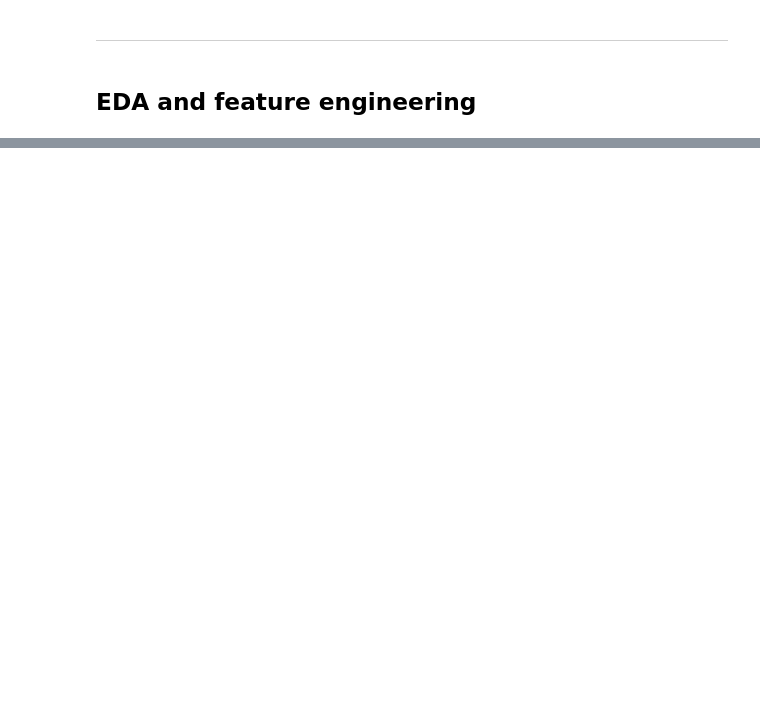
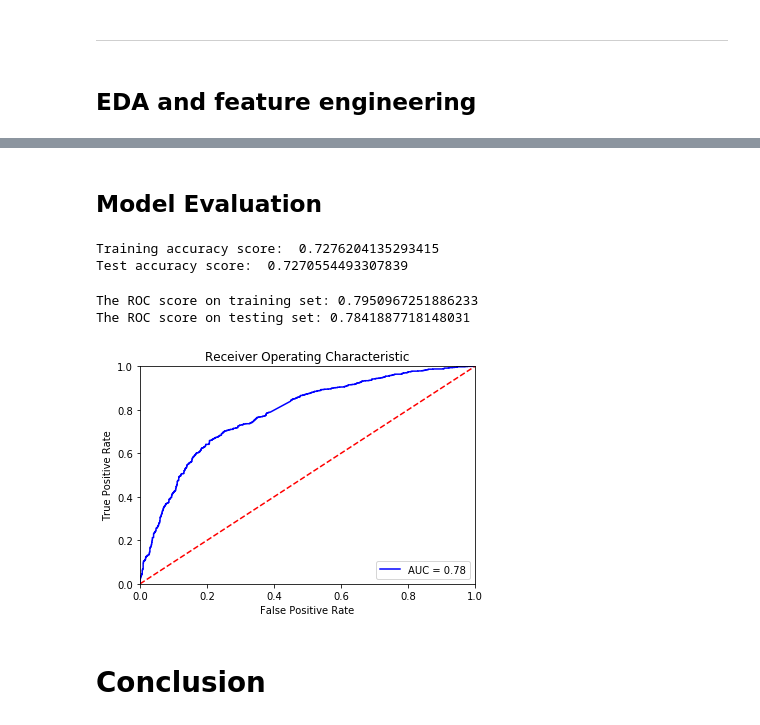
Before and after one commit to tangarts/FICO-Interpretable-Machine-Learning, a Jupyter notebook: Project.ipynb, the cells around one changed output, grey strips where cells are left out. Cells and saved outputs as stored; diff of their text form; code cells hidden in the pictures; blank space fills up the shorter version.

```diff
--- a/Project.ipynb
+++ b/Project.ipynb
@@ -73,0 +334,21 @@ plt.show()
+# %%
+## Hyperparameter tuning
+
+param_grid_1 = dict(penalty = ['l2'], C = [0.0001, 0.001, 0.01, 0.1, 1, 10, 100, 1000],
+                    solver=[ 'newton-cg', 'lbfgs', 'liblinear', 'sag', 'saga'])
+
+param_grid_2 = dict(penalty = ['l1', 'l2'], C = [0.0001, 0.001, 0.01, 0.1, 1, 10, 100, 1000],
+                    solver=['liblinear', 'saga'])
+
+
+lr = LogisticRegression()
+
+grid = GridSearchCV(estimator=lr,
+                    param_grid=param_grid_1,
+                    scoring='accuracy',
+                    verbose=1,
+                    n_jobs=-1)
+
+grid_result = grid.fit(X_train, y_train)
+
+print('Best Params: ', grid_result.best_params_)
@@ -73,0 +361,43 @@ plt.show()
+# %% [markdown]
+## Model Evaluation
+# %%
+# Accuracy / Error rate
+def accuracy(y_true, X, model):
+    y_pred = model.predict(X)
+    return accuracy_score(y_true, y_pred)
+
+print('Training accuracy score: ', accuracy(y_train, X_train, grid))
+print('Test accuracy score: ', accuracy(y_test, X_test, grid))
+# %% [output]
+Training accuracy score:  0.7276204135293415
+Test accuracy score:  0.7270554493307839
+# %%
+y_train_pred = grid.predict_proba(X_train)[:,1]
+y_test_pred = grid.predict_proba(X_test)[:,1]
+
+acc_train = roc_auc_score(y_train,y_train_pred)
+acc_test = roc_auc_score(y_test,y_test_pred)
+
+print('The ROC score on training set:',acc_train)
+print('The ROC score on testing set:',acc_test)
+# %% [output]
+The ROC score on training set: 0.7950967251886233
+The ROC score on testing set: 0.7841887718148031
+# %%
+fpr, tpr, threshold = roc_curve(y_test, y_test_pred)
+roc_auc = auc(fpr, tpr)
+
+# Plotting ROC curve
+plt.title('Receiver Operating Characteristic')
+plt.plot(fpr, tpr, 'b', label = 'AUC = %0.2f' % roc_auc)
+plt.legend(loc = 'lower right')
+plt.plot([0, 1], [0, 1],'r--')
+plt.xlim([0, 1])
+plt.ylim([0, 1])
+plt.ylabel('True Positive Rate')
+plt.xlabel('False Positive Rate')
+plt.show()
+# %% [output]
+[figure, added]
+# %% [markdown]
+# Conclusion
```
Also changed, not shown: parts of 37 cells of this notebook.
